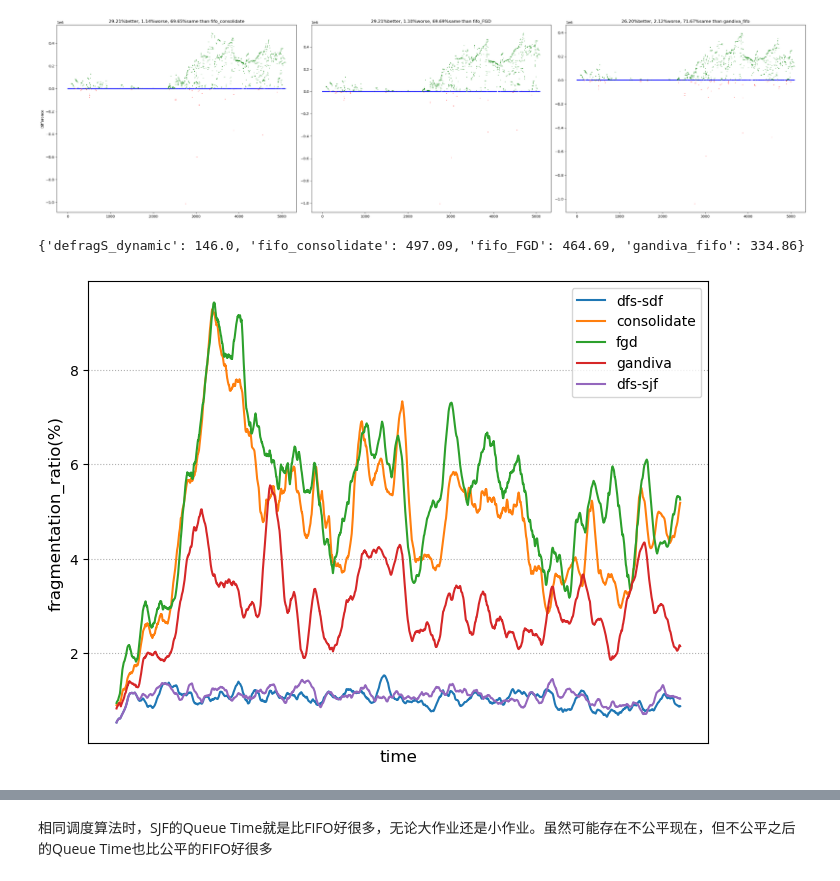
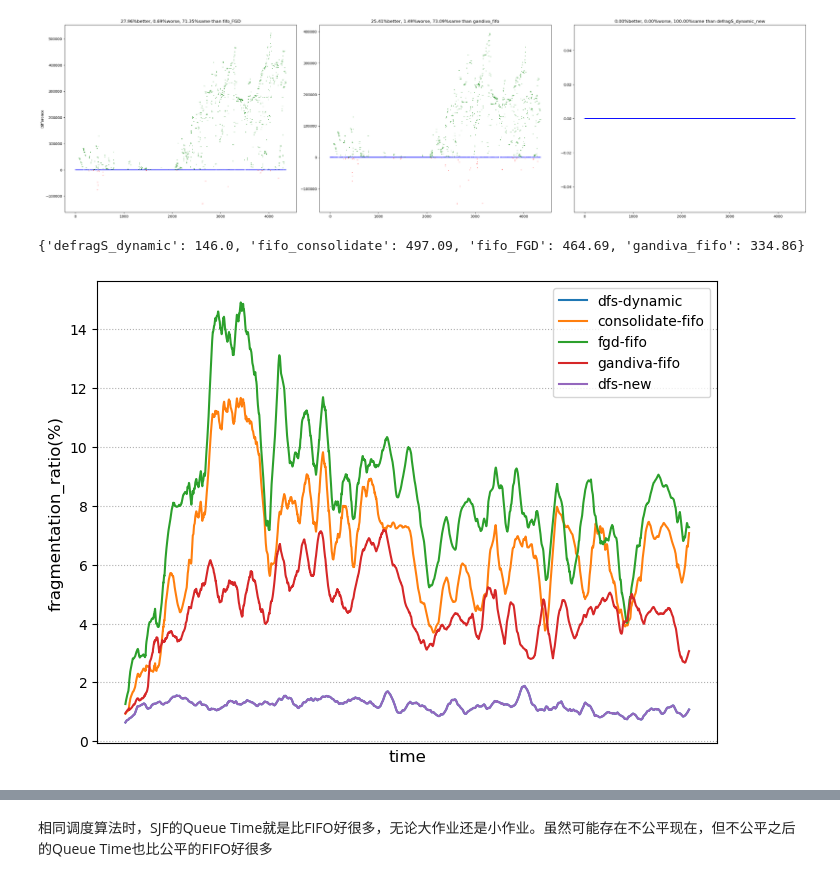
Before and after one commit to CUG-nhf/simulator, a Jupyter notebook: plot/Philly_plot.ipynb, the cells around one changed output, grey strips where cells are left out. Cells and saved outputs as stored; diff of their text form; code cells hidden in the pictures.

```diff
--- a/plot/Philly_plot.ipynb
+++ b/plot/Philly_plot.ipynb
@@ -9,7 +9,7 @@ import utils
 # %%
 # 画(baseline.queue - DefragS.queue)的散点图
 schedulers = ["defragS_dynamic","fifo_consolidate", "fifo_FGD", "gandiva_fifo"]
-log_dir = "/data/nihaifeng/log/test/Philly"
+log_dir = "../log/test/Philly"
 final_df = pd.DataFrame()
 GPU_NUM = 8
 
@@ -53,7 +53,7 @@ final_df.replace(np.nan, 0, inplace=True)
 output_path = log_dir + "/gpu_num_analysis.csv"
 final_df.to_csv(output_path)
 # %% [output]
-[figure, old version]
+[figure, new version]
 # %%
 slowdowns = {}
 for scheduler in schedulers:
@@ -65,32 +65,32 @@ print(slowdowns)
 # %% [output]
 {'defragS_dynamic': 146.0, 'fifo_consolidate': 497.09, 'fifo_FGD': 464.69, 'gandiva_fifo': 334.86}
 # %%
-# schedulers = ["defragS_dynamic","fifo_consolidate", "fifo_FGD", "gandiva_fifo", "defragS_fifo"]
-# labels = ["dfs-dynamic", "consolidate-fifo", "fgd-fifo", "gandiva-fifo", "dfs-fifo"]
-# log_dir = "/data/nihaifeng/log/test/Philly"
+schedulers = ["defragS_dynamic","fifo_consolidate", "fifo_FGD", "gandiva_fifo", "defragS_dynamic_new"]
+labels = ["dfs-dynamic", "consolidate-fifo", "fgd-fifo", "gandiva-fifo", "dfs-new"]
+log_dir = "../log/test/Philly"
 
-schedulers = ["defragS_sdf", "sjf_consolidate", "sjf_FGD", "gandiva_sjf", "defragS_sjf"]
-labels = ["dfs-sdf", "consolidate", "fgd", "gandiva", "dfs-sjf"]
-log_dir = "/data/nihaifeng/log/Philly_mutation"
+# schedulers = ["defragS_sdf", "sjf_consolidate", "sjf_FGD", "gandiva_sjf", "defragS_sjf"]
+# labels = ["dfs-sdf", "consolidate", "fgd", "gandiva", "dfs-sjf"]
+# log_dir = "/data/nihaifeng/log/Philly_mutation"
 
 saving = False
 window_size = 60 * 24 * 1
 
 utilization = 'fragmentation_ratio' #
 fig = plt.figure(figsize=(8,6))
 for idx, scheduler in enumerate(schedulers):
 	df = pd.read_csv(log_dir+f'/Philly_{scheduler}/all/{scheduler}_all_seq.csv')
 	y = df[utilization]*100
 	plt.plot(df['time'], y.rolling(window=window_size).mean(), label=labels[idx])
 
 plt.xlabel('time', fontsize=12)
 plt.xticks([])
 plt.ylabel(f'{utilization}(%)', fontsize=12)
 plt.legend(loc='best', fontsize=10)
 plt.grid(linestyle=':')
 plt.show()
 # %% [output]
-[figure, old version]
+[figure, new version]
 # %%
 que_list, jct_list = [], []
 for scheduler in schedulers:
```
Also changed, not shown: parts of 2 cells of this notebook, 2 other files.
